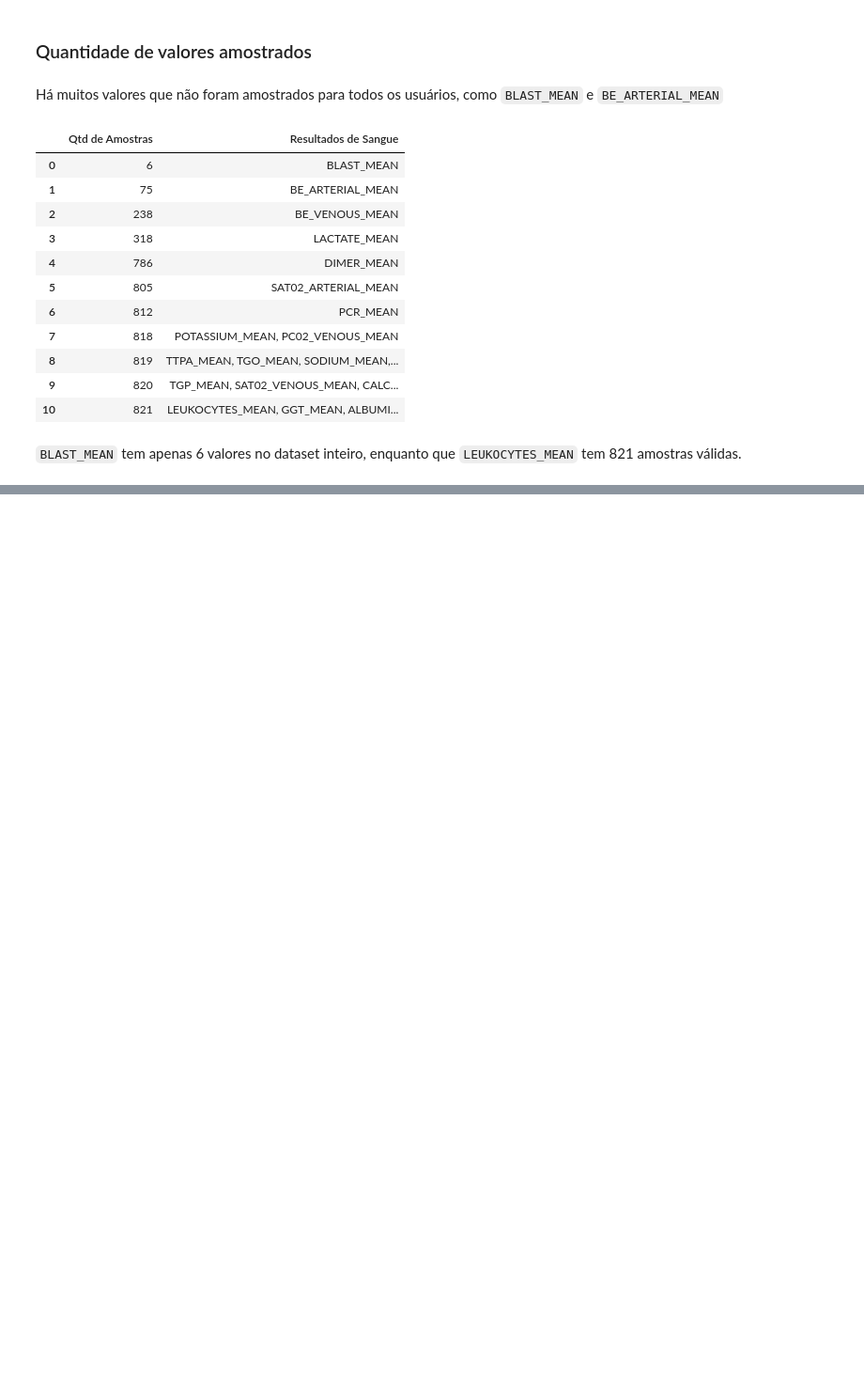
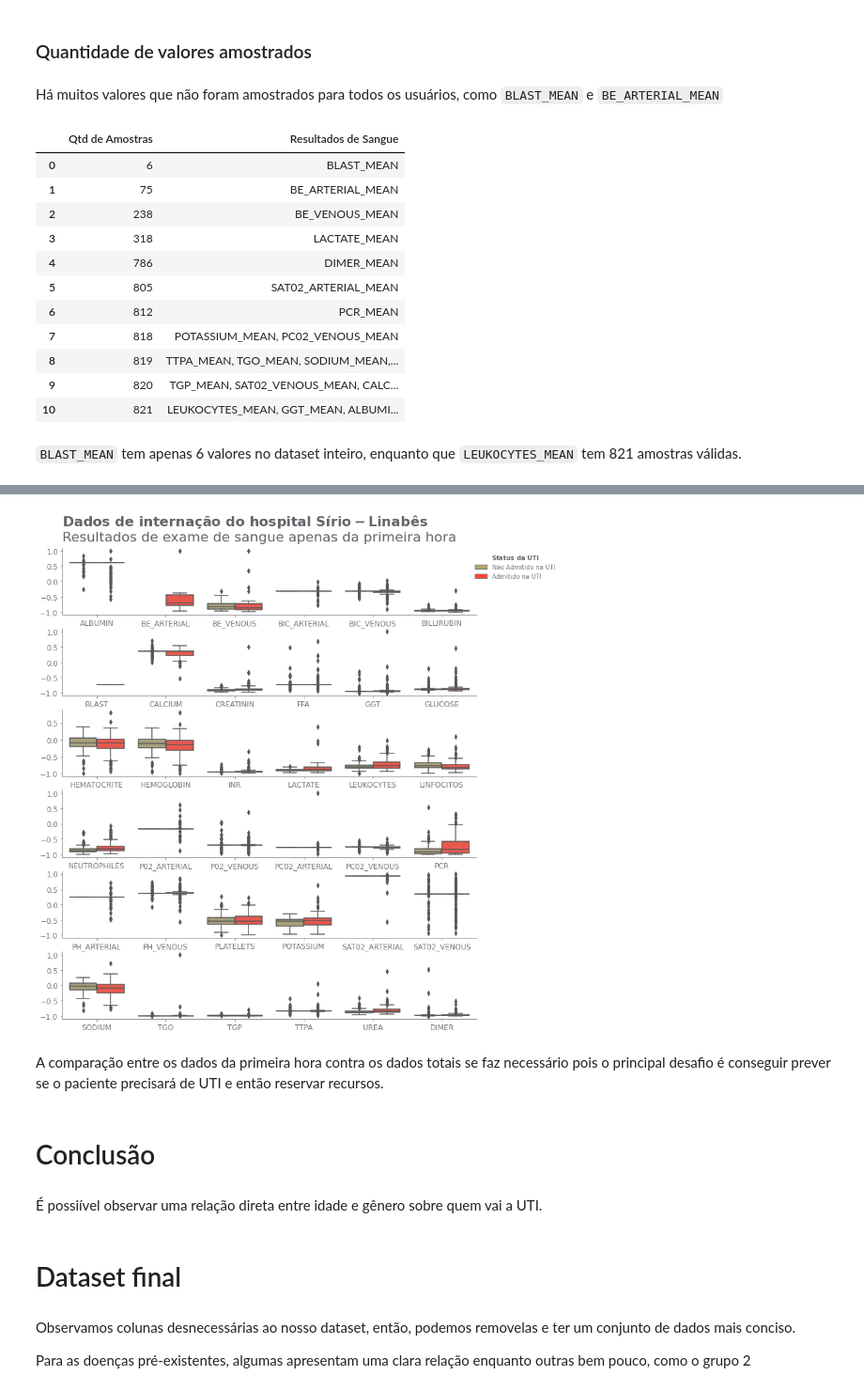
Before and after one commit to willianrocha/COVID-19_clinical_data_assess_diagnosis, a Jupyter notebook: notebooks/EDA.ipynb, the cells around one changed output, grey strips where cells are left out. Shown: that part at 94% size. Cells and saved outputs as stored; diff of their text form; code cells hidden in the pictures; blank space fills up the shorter version.

Commit message:
closing EDA and uploading new dataset

```diff
--- a/notebooks/EDA.ipynb
+++ b/notebooks/EDA.ipynb
@@ -355,0 +366,22 @@ pd.crosstab(a['col'], a['ICU'])
+# %%
+dados_first_hour = dados.copy()
+dados_first_hour[blood_results_columns] = dados.groupby(['PATIENT_VISIT_IDENTIFIER', 'ICU'], as_index=False)[blood_results_columns].fillna(method='bfill').fillna(method='ffill')
+dados_first_hour = dados_first_hour.groupby('PATIENT_VISIT_IDENTIFIER').apply(prepare_window).reset_index(drop=True)
+
+suptitle = 'Dados de internação do hospital Sírio-Linabês'
+subtitle = 'Resultados de exame de sangue apenas da primeira hora'
+blood_results_plot(dados_first_hour, suptitle, subtitle)
+# %% [output]
+[figure, added]
+# %% [markdown]
+A comparação entre os dados da primeira hora contra os dados totais se faz necessário pois o principal desafio é conseguir prever se o paciente precisará de UTI e então reservar recursos.
+# %% [markdown]
+# Conclusão
+# %% [markdown]
+É possiível observar uma relação direta entre idade e gênero sobre quem vai a UTI.
+# %% [markdown]
+# Dataset final
+# %% [markdown]
+Observamos colunas desnecessárias ao nosso dataset, então, podemos removelas e ter um conjunto de dados mais conciso.
+
+Para as doenças pré-existentes, algumas apresentam uma clara relação enquanto outras bem pouco, como o grupo 2
```
Also changed, not shown: parts of 13 cells of this notebook, 1 other file.
